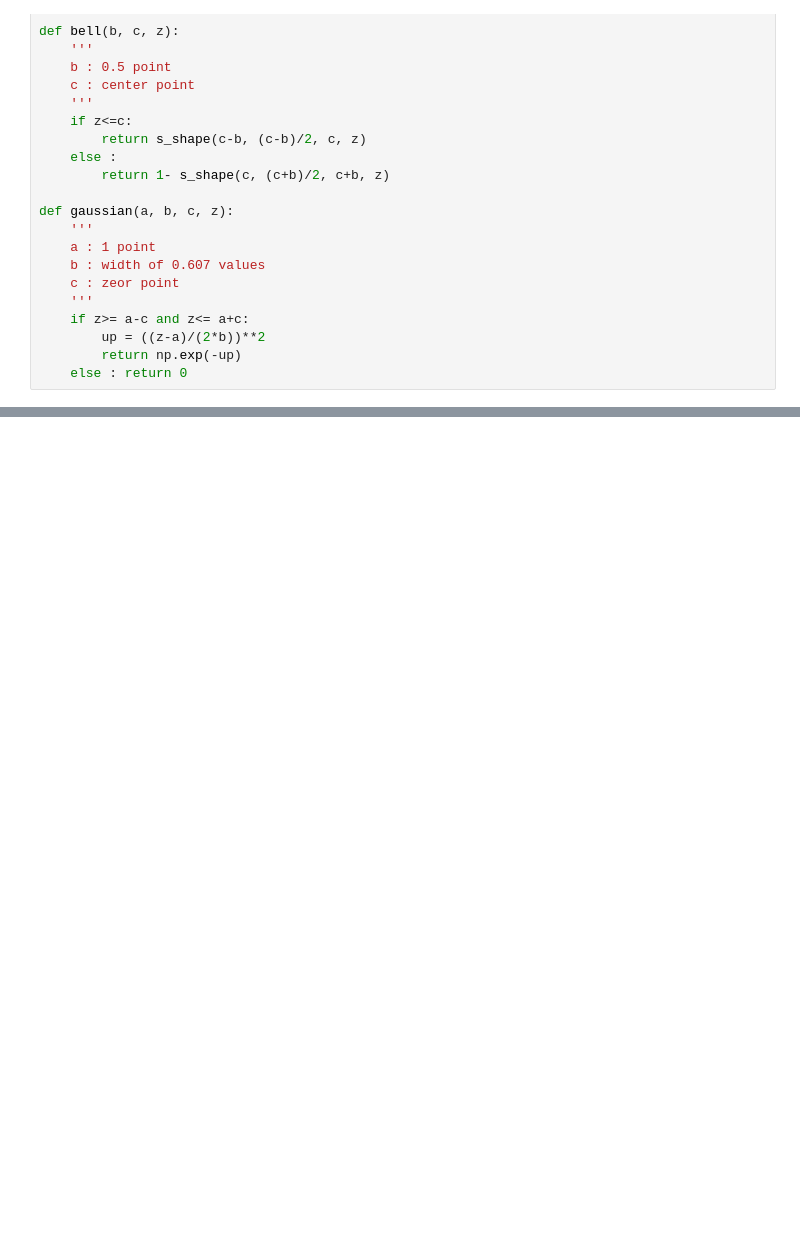
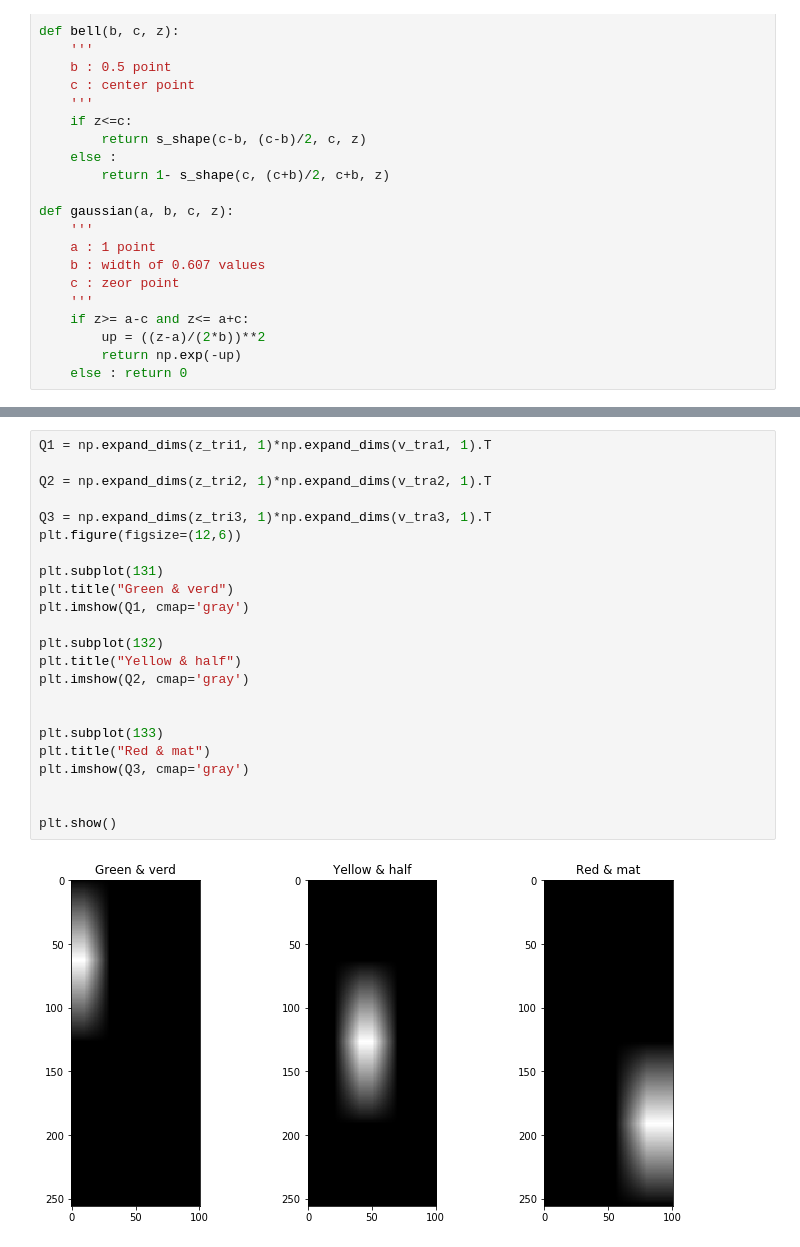
Before and after one commit to jjerry-k/learning_imageprocessing, a Jupyter notebook: Study/week03/Fuzzy.ipynb, the cells around one changed output, grey strips where cells are left out. Saved outputs shown, nothing was run; the diff lists cells and outputs as text; blank space fills up the shorter version.

```diff
--- a/Study/week03/Fuzzy.ipynb
+++ b/Study/week03/Fuzzy.ipynb
@@ -98,0 +132,25 @@ plt.show()
+# %%
+Q1 = np.expand_dims(z_tri1, 1)*np.expand_dims(v_tra1, 1).T
+
+Q2 = np.expand_dims(z_tri2, 1)*np.expand_dims(v_tra2, 1).T
+
+Q3 = np.expand_dims(z_tri3, 1)*np.expand_dims(v_tra3, 1).T
+plt.figure(figsize=(12,6))
+
+plt.subplot(131)
+plt.title("Green & verd")
+plt.imshow(Q1, cmap='gray')
+
+plt.subplot(132)
+plt.title("Yellow & half")
+plt.imshow(Q2, cmap='gray')
+
+
+plt.subplot(133)
+plt.title("Red & mat")
+plt.imshow(Q3, cmap='gray')
+
+
+plt.show()
+# %% [output]
+[figure, added]
```
Also changed, not shown: parts of 8 cells of this notebook.
